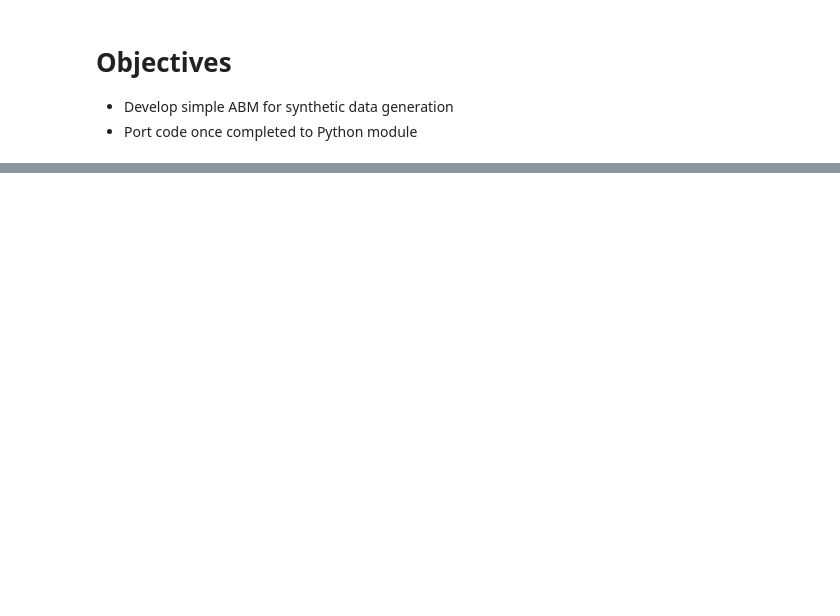
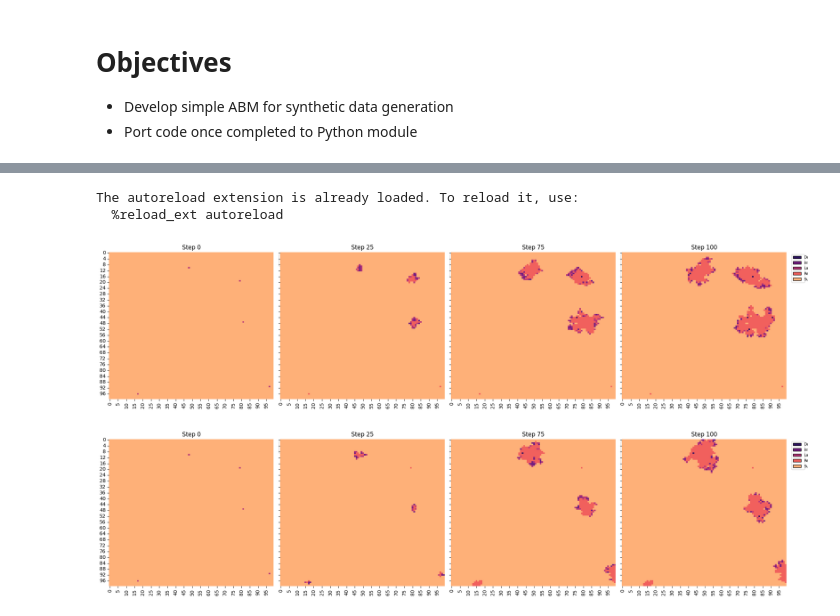
Before and after one commit to ahanissian/agGPctrl, a Jupyter notebook: scripts/ABM Development.ipynb, the cells around one changed output, grey strips where cells are left out. Cells and saved outputs as stored; diff of their text form; code cells hidden in the pictures; blank space fills up the shorter version.

Commit message:
resetting feature, plotting

```diff
--- a/scripts/ABM Development.ipynb
+++ b/scripts/ABM Development.ipynb
@@ -107,0 +108,29 @@ plt.show()
+# %%
+%load_ext autoreload
+%autoreload 2
+import sys
+import os
+import numpy as np
+# Get the absolute path to the directory containing the module you want to import
+module_dir = os.path.abspath('../src')
+
+# Add the directory to sys.path
+sys.path.append(module_dir)
+import pest_sim as abm
+
+config = abm.SimulationConfig((100,100), dt=24,duration=100*24)
+sim = abm.PestSimulation(config)
+sim.run_simulation()
+simulation_steps = sim.simulation_steps
+time_points = [0, 25, 75, 100]
+sim.plot_rollouts(time_points)
+
+sim.reset(keep_initial_positions=True)
+
+sim.run_simulation()
+sim.plot_rollouts(time_points)
+# %% [output]
+The autoreload extension is already loaded. To reload it, use:
+  %reload_ext autoreload
+[figure, added]
+[figure, added]
```
Also changed, not shown: parts of 1 cell of this notebook, 1 other file.
